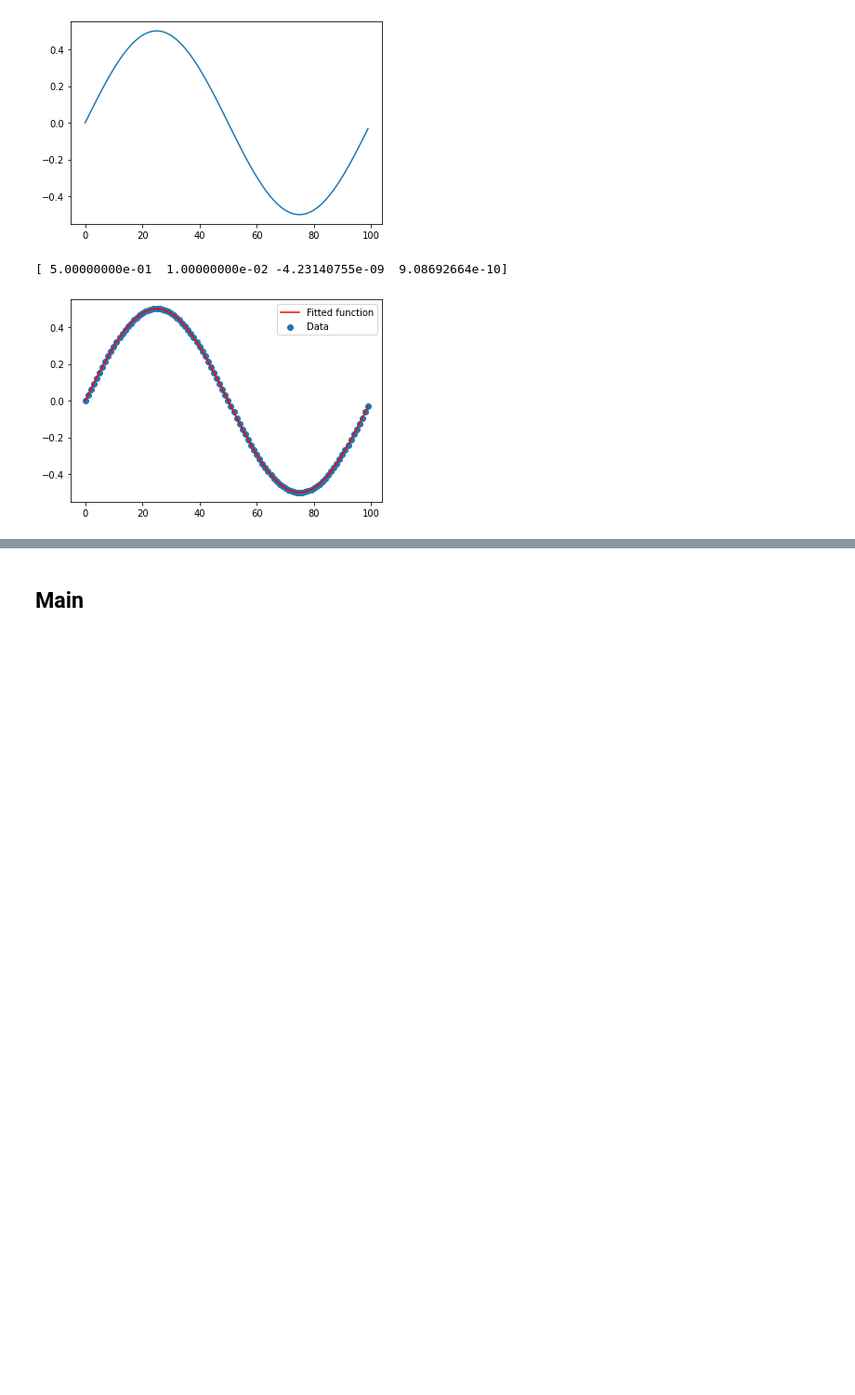
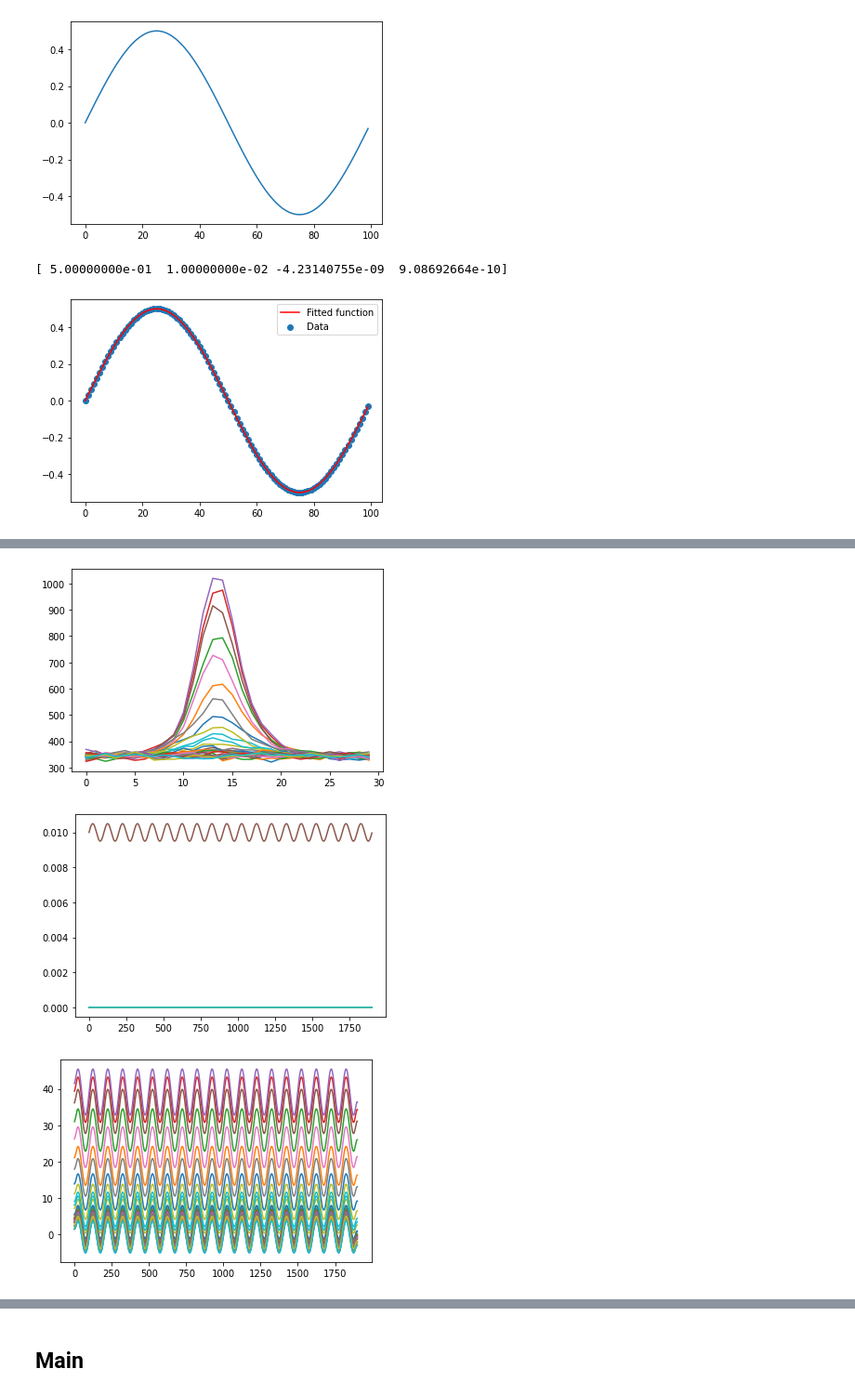
Before and after one commit to shoutizix/bachelor-project, a Jupyter notebook: Intensity_streak.ipynb, the cells around one changed output, grey strips where cells are left out. Shown: that part at 93% size. Cells and saved outputs as stored; diff of their text form; code cells hidden in the pictures; blank space fills up the shorter version.

```diff
--- a/Intensity_streak.ipynb
+++ b/Intensity_streak.ipynb
@@ -144,0 +182,8 @@ The strongest frequency is f = 1.0204081632653061
+# %%
+showGraph(np.transpose(star))
+showGraph(np.transpose(line))
+showGraph(np.transpose(line_convolved))
+# %% [output]
+[figure, added]
+[figure, added]
+[figure, added]
```
Also changed, not shown: parts of 5 cells of this notebook.
